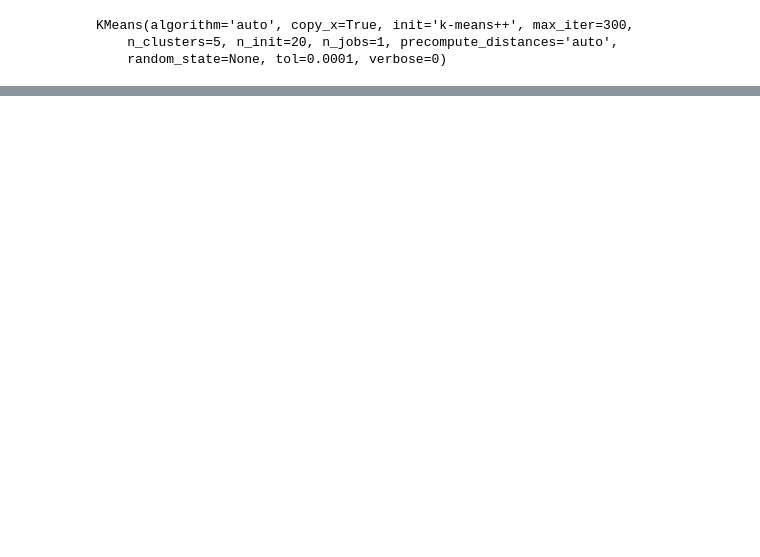
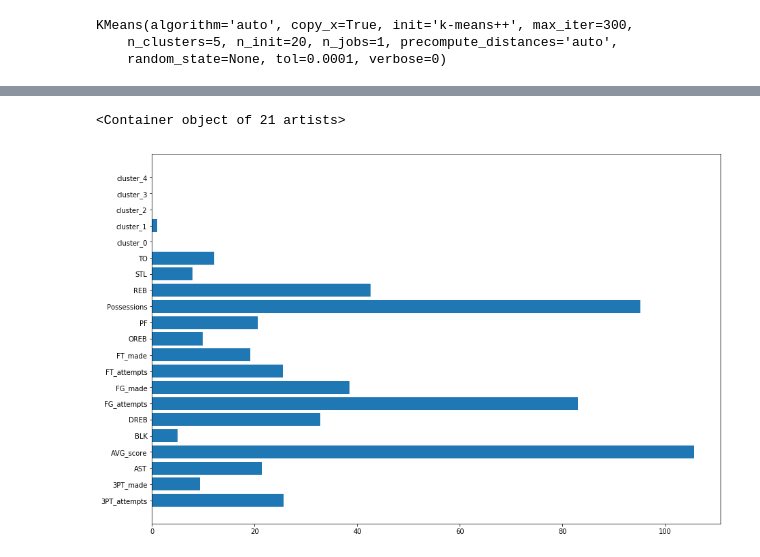
Before and after one commit to sadelson97/dsi_capstone, a Jupyter notebook: playstyles_3_seasons.ipynb, the cells around one changed output, grey strips where cells are left out. Cells and saved outputs as stored; diff of their text form; code cells hidden in the pictures; blank space fills up the shorter version.

```diff
--- a/playstyles_3_seasons.ipynb
+++ b/playstyles_3_seasons.ipynb
@@ -139,0 +234,8 @@ comb_3
+# %%
+cluster_1_bar=pd.DataFrame(cluster_1.mean())
+# %%
+plt.figure(figsize=(15,10))
+plt.barh(cluster_1_bar.index,cluster_1_bar[0])
+# %% [output]
+<Container object of 21 artists>
+[figure, added]
```
Also changed, not shown: parts of 50 cells of this notebook.
